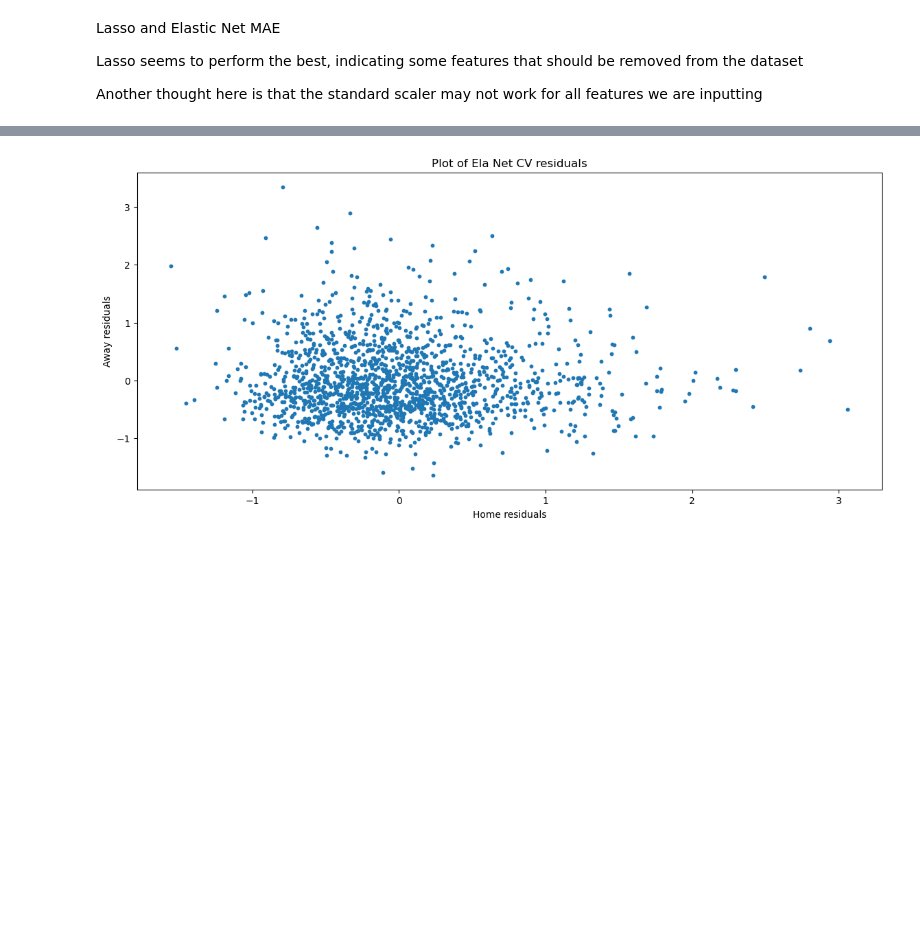
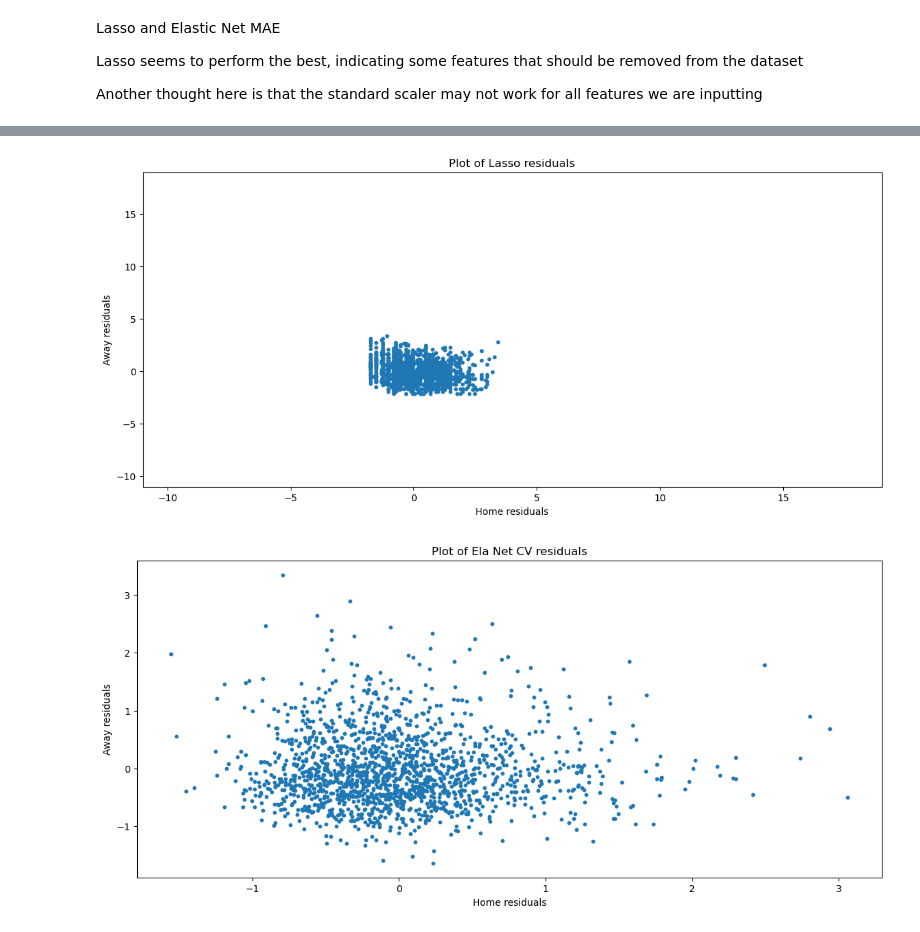
Before and after one commit to JohnVanderhoff/college_football_prediction_project, a Jupyter notebook: college-football-prediction/Model Testing 2.ipynb, the cells around one changed output, grey strips where cells are left out. Saved outputs shown, nothing was run; the diff lists cells and outputs as text; code cells hidden in the pictures; blank space fills up the shorter version.

```diff
--- a/college-football-prediction/Model Testing 2.ipynb
+++ b/college-football-prediction/Model Testing 2.ipynb
@@ -256,3 +263,15 @@ plt.show()
+# %%
+plt.figure(figsize=(14,6))
+
+plt.scatter(x = lasso_residuals[:,0], y = lasso_residuals[:,1], s=10)
+plt.title('Plot of Lasso residuals')
+plt.xlim((-11,19))
+plt.ylim((-11,19))
+plt.xlabel('Home residuals')
+plt.ylabel('Away residuals')
+plt.show()
+# %% [output]
+[figure, added]
 # %%
 plt.figure(figsize=(14,6))
 
```
Also changed, not shown: parts of 17 cells of this notebook.
